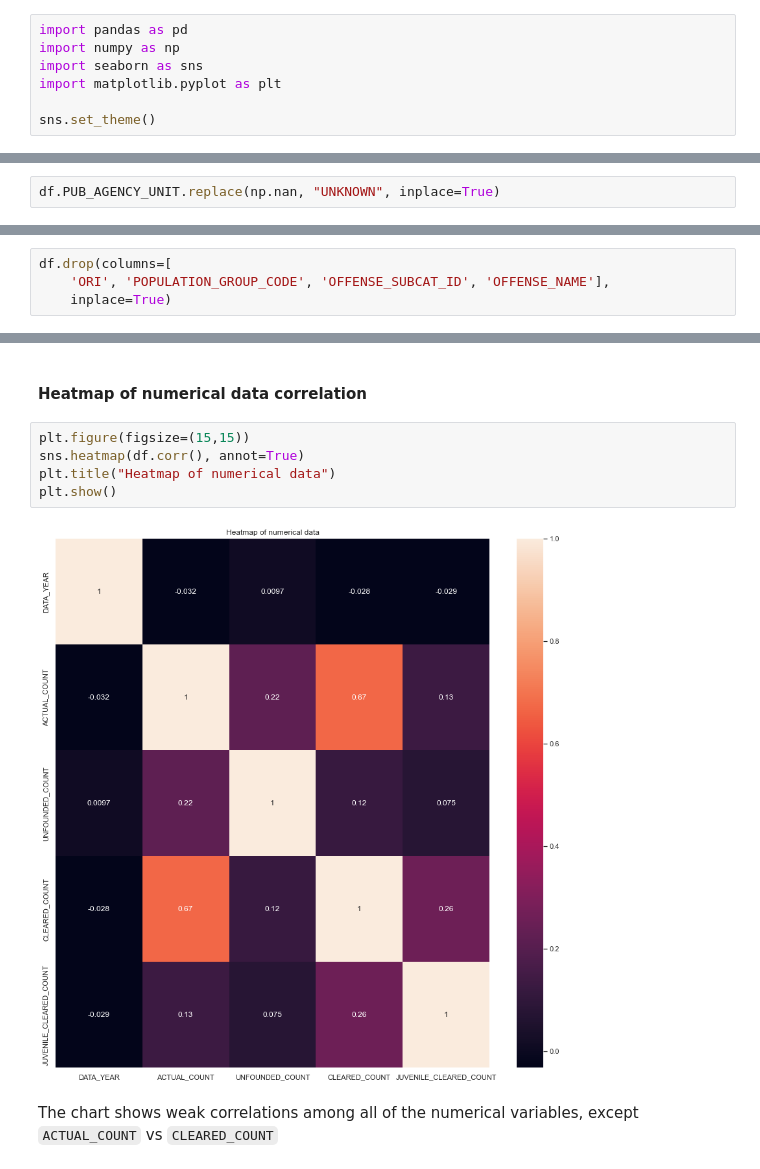
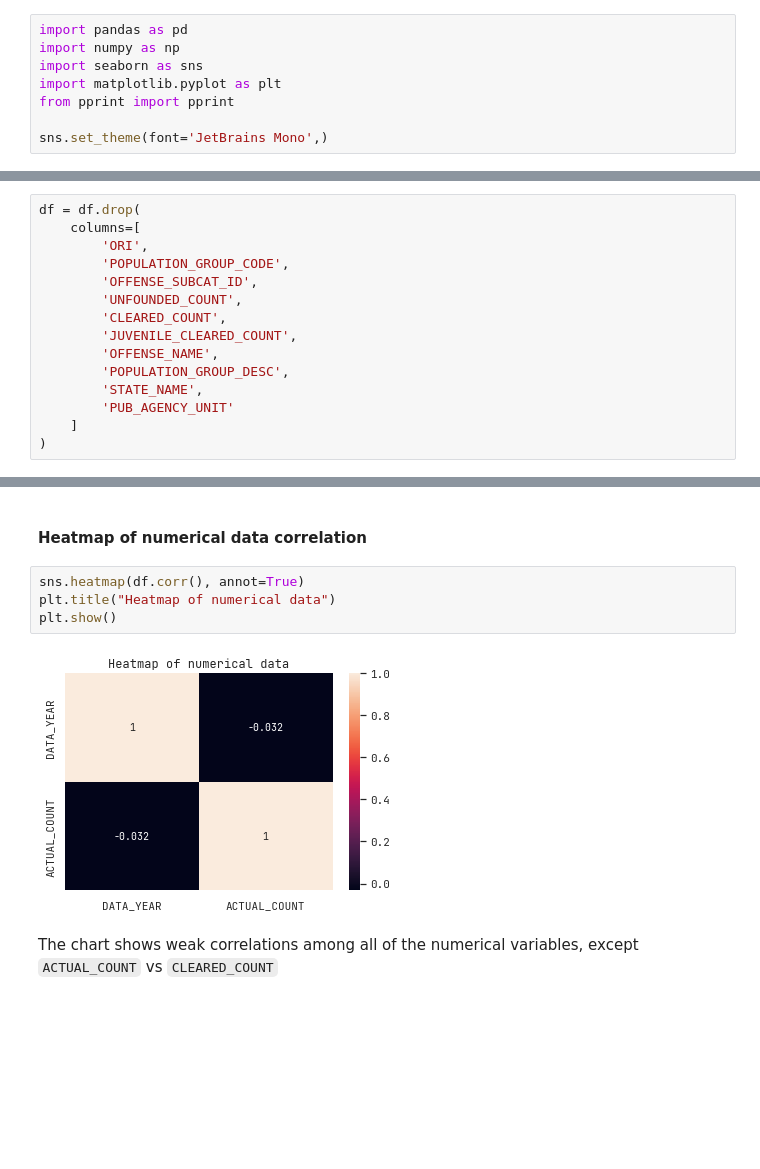
Before and after one commit to valliansayoga/data-science, a Jupyter notebook: Human Trafficking Analysis.ipynb, the cells around one changed output, grey strips where cells are left out. Drawn from its saved outputs; the diff is of its cells as text; blank space fills up the shorter version.

```diff
--- a/Human Trafficking Analysis.ipynb
+++ b/Human Trafficking Analysis.ipynb
@@ -18,8 +18,9 @@ import pandas as pd
 import numpy as np
 import seaborn as sns
 import matplotlib.pyplot as plt
+from pprint import pprint
 
-sns.set_theme()
+sns.set_theme(font='JetBrains Mono',)
 # %%
 df = pd.read_csv("HT_2013-2020.csv")
 # %%
@@ -61,5 +64,3 @@ dtype: int64
-# %%
-df.PUB_AGENCY_UNIT.replace(np.nan, "UNKNOWN", inplace=True)
 # %%
 df.COUNTY_NAME.replace(np.nan, df.COUNTY_NAME.mode()[0], inplace=True)
 # %%
@@ -73,7 +98,18 @@ dtype: int64
 # %%
-df.drop(columns=[
-    'ORI', 'POPULATION_GROUP_CODE', 'OFFENSE_SUBCAT_ID', 'OFFENSE_NAME'],
-    inplace=True)
+df = df.drop(
+    columns=[
+        'ORI',
+        'POPULATION_GROUP_CODE',
+        'OFFENSE_SUBCAT_ID',
+        'UNFOUNDED_COUNT',
+        'CLEARED_COUNT',
+        'JUVENILE_CLEARED_COUNT',
+        'OFFENSE_NAME',
+        'POPULATION_GROUP_DESC',
+        'STATE_NAME',
+        'PUB_AGENCY_UNIT'
+    ]
+)
 # %% [markdown]
 ### Basic statistical descriptions
 # %%
@@ -139,12 +165,11 @@ linechart(df, 'DATA_YEAR', 'ACTUAL_COUNT', (12,4), "HUMAN TRAFFICKING IN USA FRO
 # %% [markdown]
 #### Heatmap of numerical data correlation
 # %%
-plt.figure(figsize=(15,15))
 sns.heatmap(df.corr(), annot=True)
 plt.title("Heatmap of numerical data")
 plt.show()
 # %% [output]
-[figure, old version]
+[figure, new version]
 # %% [markdown]
 The chart shows weak correlations among all of the numerical variables, except `ACTUAL_COUNT` vs `CLEARED_COUNT`
 # %% [markdown]
```
Also changed, not shown: parts of 28 cells of this notebook.
